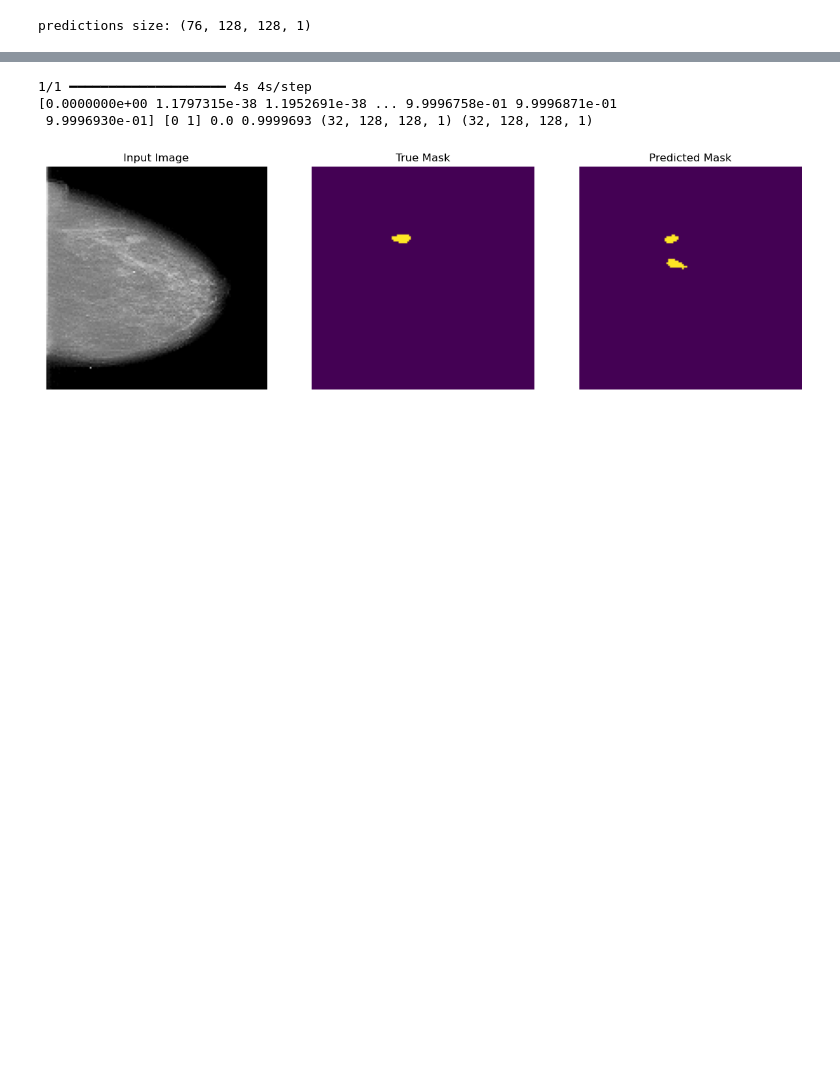
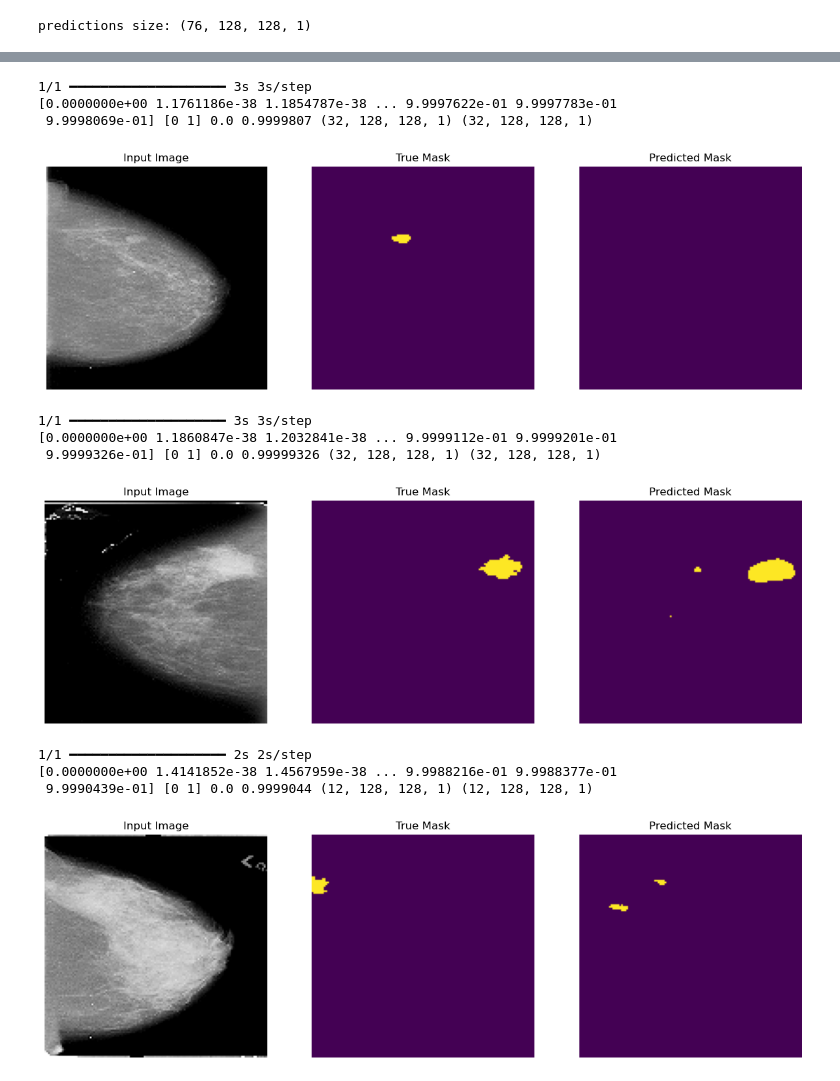
Before and after one commit to we1c0me2s0rapark/UoL-FP, a Jupyter notebook: Model.ipynb, the cells around one changed output, grey strips where cells are left out. Saved outputs shown, nothing was run; the diff lists cells and outputs as text; code cells hidden in the pictures; blank space fills up the shorter version.

Commit message:
train again

```diff
--- a/Model.ipynb
+++ b/Model.ipynb
@@ -213,8 +213,8 @@ array([0., 1.], dtype=float32)
 # %% [markdown]
 ### Use **Laplacian filters** and prepare the datasets in tensor format
 # %%
-process_train = True
-process_test = True
+process_train = False
+process_test = False
 
 target_train_rows = new_mass_train.shape[0]
 target_test_rows = new_mass_test.shape[0]
@@ -419,7 +419,7 @@ INFO:tensorflow:Enabled check-numerics callback in thread MainThread
 # %% [markdown]
 ### Train
 # %%
-NUM_EPOCHS = 10
+NUM_EPOCHS = 20
 VAL_SUBSPLITS = 5
 
 STEPS_PER_EPOCH = train_rows // BATCH_SIZE
@@ -434,11 +434,11 @@ validation steps: 9
 val subsplits: 5
 # %%
 # Stop training when a monitored metric has stopped improving
-earlystop =tf.keras.callbacks.EarlyStopping(
-    monitor="val_loss", patience=3, verbose=1, restore_best_weights=True)
+earlystop = tf.keras.callbacks.EarlyStopping(
+    monitor="val_loss", patience=5, verbose=1, restore_best_weights=True)
 # Reduce learning rate when a metric has stopped improving
-reduce_lr =tf.keras.callbacks.ReduceLROnPlateau(
-    monitor="val_dice_coef", factor=0.5, patience=3, verbose=1, mode="max", min_lr=1e-6)
+reduce_lr = tf.keras.callbacks.ReduceLROnPlateau(
+    monitor="val_dice_coef", factor=0.2, patience=5, verbose=1, mode="max", min_lr=1e-6)
 callbacks=[earlystop, reduce_lr]
 
 history = model.fit(
@@ -628,13 +677,21 @@ def create_mask(pred_mask):
           pred_mask.shape, mask.shape)
     return mask[0]
 # %%
-for image, mask in test_batches.take(1):
+for image, mask in test_batches.take(3):
     pred_mask = loaded_model.predict(image)
     true_mask = mask[0] # tf.expand_dims(mask[0], axis=-1)
 
     display([image[0], true_mask, create_mask(pred_mask)])
 # %% [output]
-1/1 ━━━━━━━━━━━━━━━━━━━━ 4s 4s/step
-[0.0000000e+00 1.1797315e-38 1.1952691e-38 ... 9.9996758e-01 9.9996871e-01
- 9.9996930e-01] [0 1] 0.0 0.9999693 (32, 128, 128, 1) (32, 128, 128, 1)
+1/1 ━━━━━━━━━━━━━━━━━━━━ 3s 3s/step
+[0.0000000e+00 1.1761186e-38 1.1854787e-38 ... 9.9997622e-01 9.9997783e-01
+ 9.9998069e-01] [0 1] 0.0 0.9999807 (32, 128, 128, 1) (32, 128, 128, 1)
-[figure, old version]
+[figure, new version]
+1/1 ━━━━━━━━━━━━━━━━━━━━ 3s 3s/step
+[0.0000000e+00 1.1860847e-38 1.2032841e-38 ... 9.9999112e-01 9.9999201e-01
+ 9.9999326e-01] [0 1] 0.0 0.99999326 (32, 128, 128, 1) (32, 128, 128, 1)
+[figure, added]
+1/1 ━━━━━━━━━━━━━━━━━━━━ 2s 2s/step
+[0.0000000e+00 1.4141852e-38 1.4567959e-38 ... 9.9988216e-01 9.9988377e-01
+ 9.9990439e-01] [0 1] 0.0 0.9999044 (12, 128, 128, 1) (12, 128, 128, 1)
+[figure, added]
```
Also changed, not shown: parts of 17 cells of this notebook.
